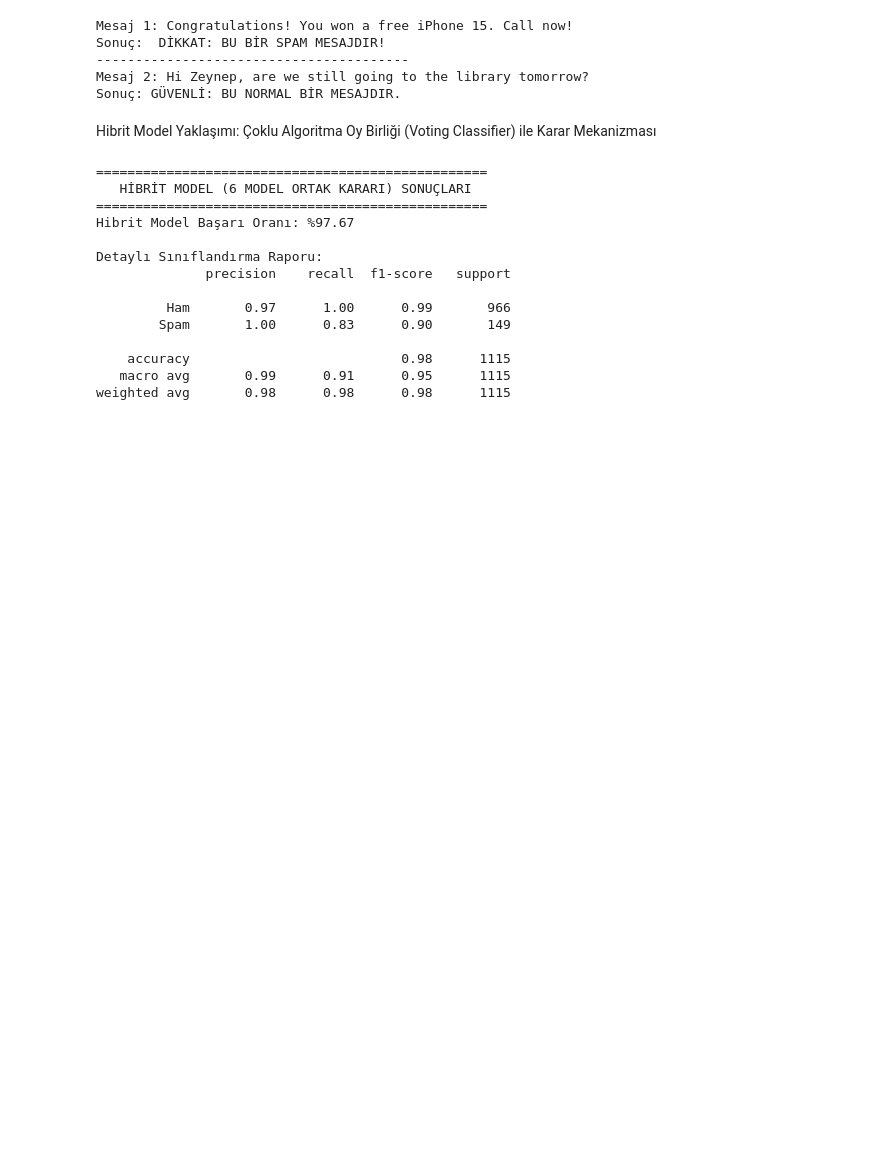
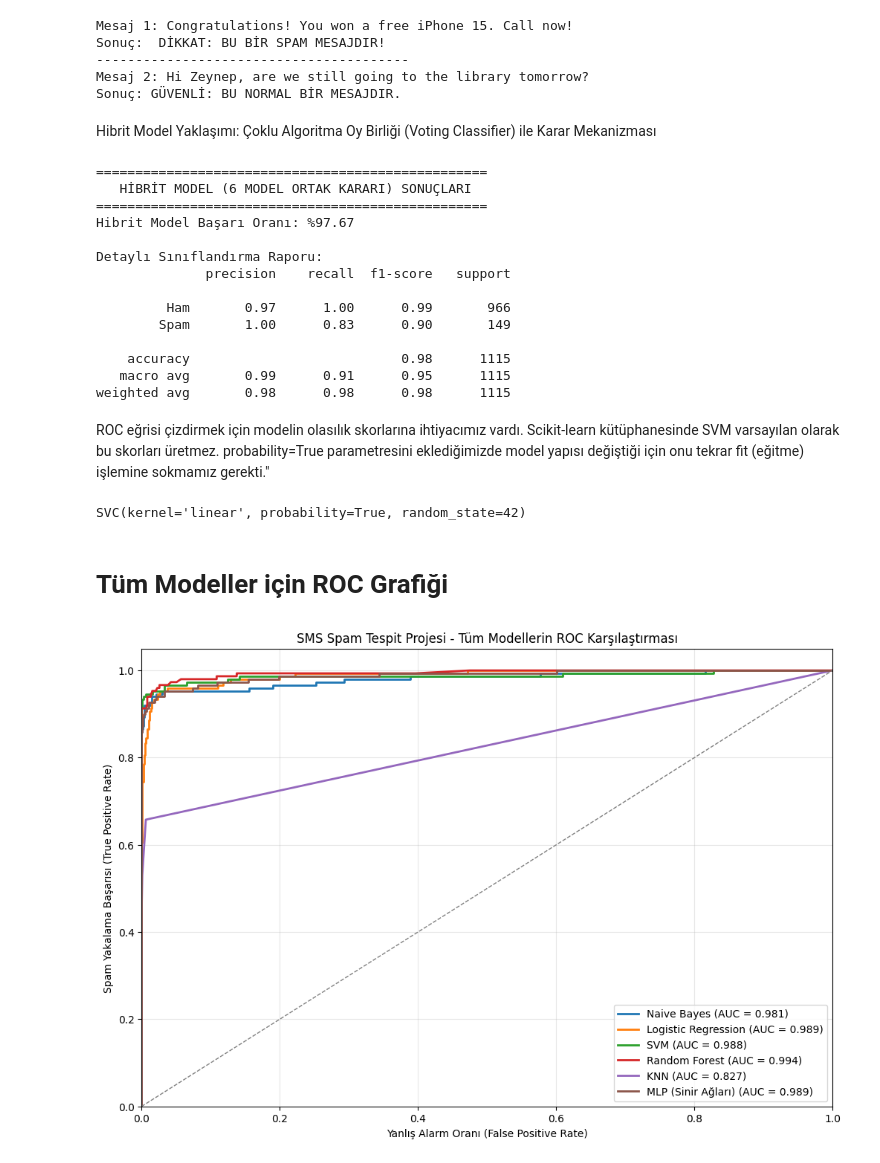
Before and after one commit to zeynepbykn/SMS_Spam_Tespiti_Proje, a Jupyter notebook: SMS_spam_veriBilimi_proje.ipynb, the cells around one changed output. Cells and saved outputs as stored; diff of their text form; code cells hidden in the pictures; blank space fills up the shorter version.

Commit message:
Tüm modellerin karşılaştırılması için ROC grafiği eklendi.

```diff
--- a/SMS_spam_veriBilimi_proje.ipynb
+++ b/SMS_spam_veriBilimi_proje.ipynb
@@ -551,6 +562,9 @@ svm_model.fit(X_train, y_train)
 # Test setindeki mesajların o yolun hangi tarafında kaldığına bakar.
 y_pred_svm = svm_model.predict(X_test)
 
+#Roc grafiğini çizdirmek için olasılık hesaplama:
+svm_model = SVC(kernel='linear', probability=True, random_state=42)
+
 # Başarı Sonuçları
 print("--- SVM Performans Sonuçları ---")
 print(f"Doğruluk (Accuracy) Skoru: %{accuracy_score(y_test, y_pred_svm)*100:.2f}")
@@ -777,3 +791,55 @@ Detaylı Sınıflandırma Raporu:
     accuracy                           0.98      1115
    macro avg       0.99      0.91      0.95      1115
 weighted avg       0.98      0.98      0.98      1115
+# %% [markdown]
+ROC eğrisi çizdirmek için modelin olasılık skorlarına ihtiyacımız vardı. Scikit-learn kütüphanesinde SVM varsayılan olarak bu skorları üretmez. probability=True parametresini eklediğimizde model yapısı değiştiği için onu tekrar fit (eğitme) işlemine sokmamız gerekti."
+# %%
+# 1. Önce modeli olasılık üretecek şekilde GÜNCELLEYİP tanımlıyoruz
+svm_model = SVC(kernel='linear', probability=True, random_state=42)
+
+# 2. ŞİMDİ EĞİTİYORUZ (Hata almamak için bu satır ŞART)
+svm_model.fit(X_train, y_train)
+
+# 3. ŞİMDİ ROC kodunu tekrar çalıştırabilirsin, hata vermeyecektir.
+# %% [output]
+SVC(kernel='linear', probability=True, random_state=42)
+# %% [markdown]
+# Tüm Modeller için ROC **Grafiği**
+# %%
+from sklearn.metrics import roc_curve, auc
+import matplotlib.pyplot as plt
+
+# 1. Her modelin "Spam olma olasılığını" (Probability) alıyoruz
+# predict_proba'nın 1. indeksi [:, 1] bize spam olma ihtimalini verir.
+probs_dict = {
+    'Naive Bayes': nb_model.predict_proba(X_test)[:, 1],
+    'Logistic Regression': log_model.predict_proba(X_test)[:, 1],
+    'SVM': svm_model.predict_proba(X_test)[:, 1],
+    'Random Forest': rf_model.predict_proba(X_test)[:, 1],
+    'KNN': knn_model.predict_proba(X_test)[:, 1],
+    'MLP (Sinir Ağları)': mlp_model.predict_proba(X_test)[:, 1]
+}
+
+plt.figure(figsize=(12, 8))
+
+# 2. Her model için döngüyle ROC hesaplayıp çizdirelim
+# Bu kısım her model için farklı eşik değerleri (thresholds) deneyecek
+for name, probs in probs_dict.items():
+    fpr, tpr, _ = roc_curve(y_test, probs)
+    area = auc(fpr, tpr) # AUC (Alan) hesaplıyoruz
+    plt.plot(fpr, tpr, lw=2, label=f'{name} (AUC = {area:.3f})')
+
+# 3. Şans Çizgisi (Yazı-tura atan model çizgisi)
+plt.plot([0, 1], [0, 1], color='gray', lw=1, linestyle='--')
+
+# 4. Grafik Süslemeleri
+plt.xlim([0.0, 1.0])
+plt.ylim([0.0, 1.05])
+plt.xlabel('Yanlış Alarm Oranı (False Positive Rate)')
+plt.ylabel('Spam Yakalama Başarısı (True Positive Rate)')
+plt.title('SMS Spam Tespit Projesi - Tüm Modellerin ROC Karşılaştırması')
+plt.legend(loc="lower right")
+plt.grid(alpha=0.3)
+plt.show()
+# %% [output]
+[figure, added]
```
Also changed, not shown: parts of 4 cells of this notebook.
